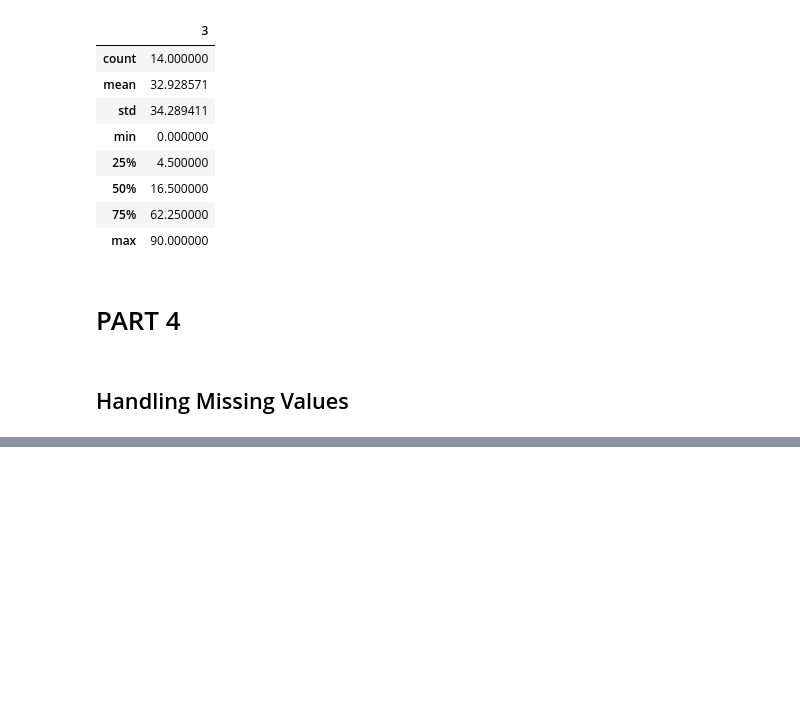
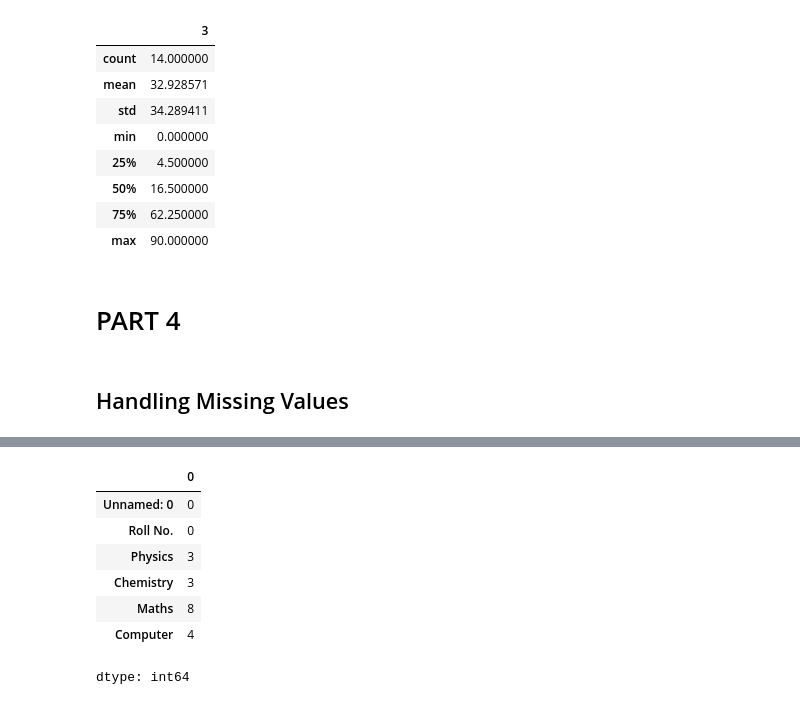
Before and after one commit to PRACHIP5202/WinWinAI, a Jupyter notebook: PrachiPandas.ipynb, the cells around one changed output, grey strips where cells are left out. Cells and saved outputs as stored; diff of their text form; code cells hidden in the pictures; blank space fills up the shorter version.

```diff
--- a/PrachiPandas.ipynb
+++ b/PrachiPandas.ipynb
@@ -340,0 +390,11 @@ df2.describe()
+# %%
+df3.isnull().sum()
+# %% [output]
+|  | 0 |
+| Unnamed: 0 | 0 |
+| Roll No. | 0 |
+| Physics | 3 |
+| Chemistry | 3 |
+| Maths | 8 |
+| Computer | 4 |
+dtype: int64
```
Also changed, not shown: parts of 8 cells of this notebook.
